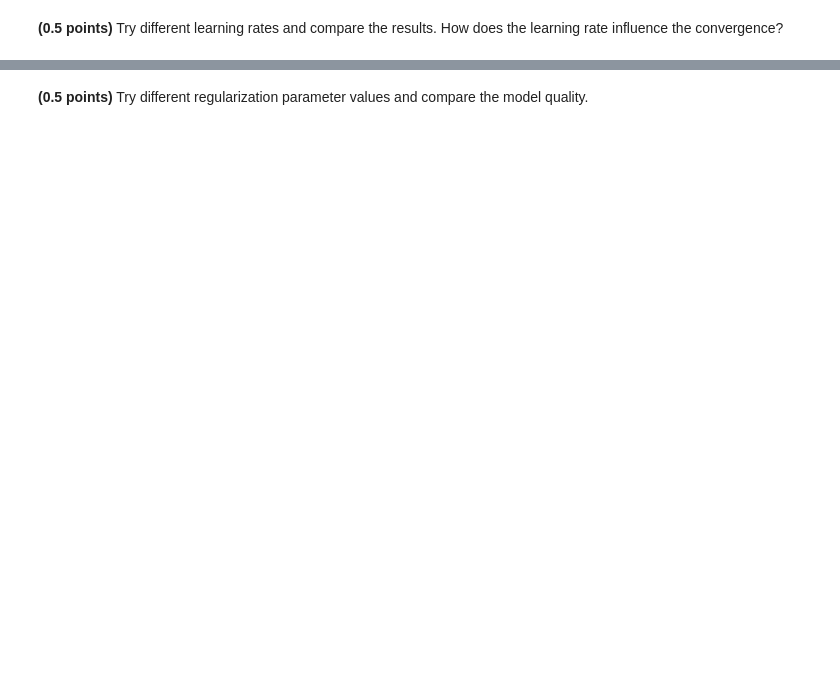
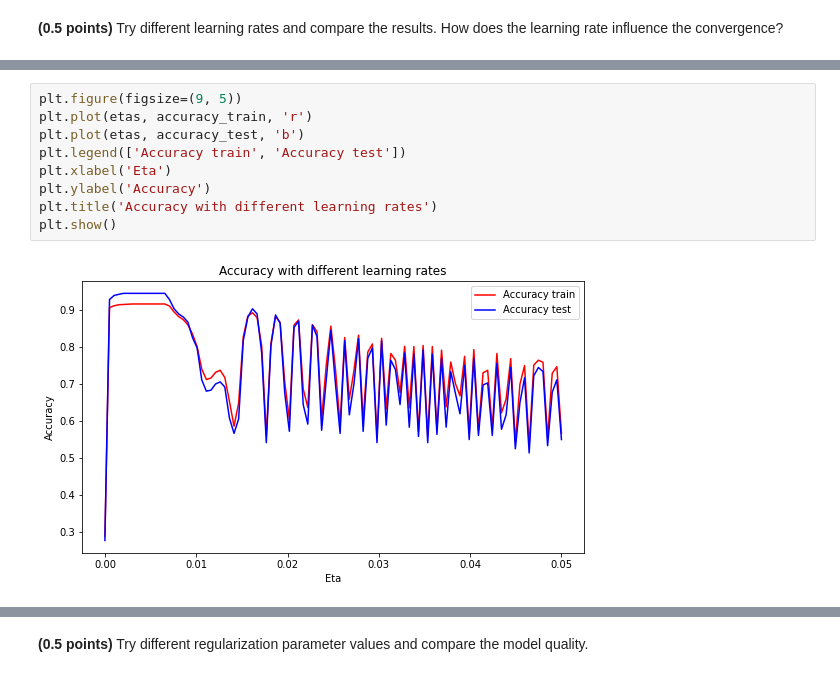
Before and after one commit to TekaLishoo/ML_homeworks_1, a Jupyter notebook: hw_classification.ipynb, the cells around one changed output, grey strips where cells are left out. Cells and saved outputs as stored; diff of their text form; blank space fills up the shorter version.

```diff
--- a/hw_classification.ipynb
+++ b/hw_classification.ipynb
@@ -246,0 +234,11 @@ plt.show()
+# %%
+plt.figure(figsize=(9, 5))
+plt.plot(etas, accuracy_train, 'r')
+plt.plot(etas, accuracy_test, 'b')
+plt.legend(['Accuracy train', 'Accuracy test'])
+plt.xlabel('Eta')
+plt.ylabel('Accuracy')
+plt.title('Accuracy with different learning rates')
+plt.show()
+# %% [output]
+[figure, added]
```
Also changed, not shown: parts of 119 cells of this notebook.
